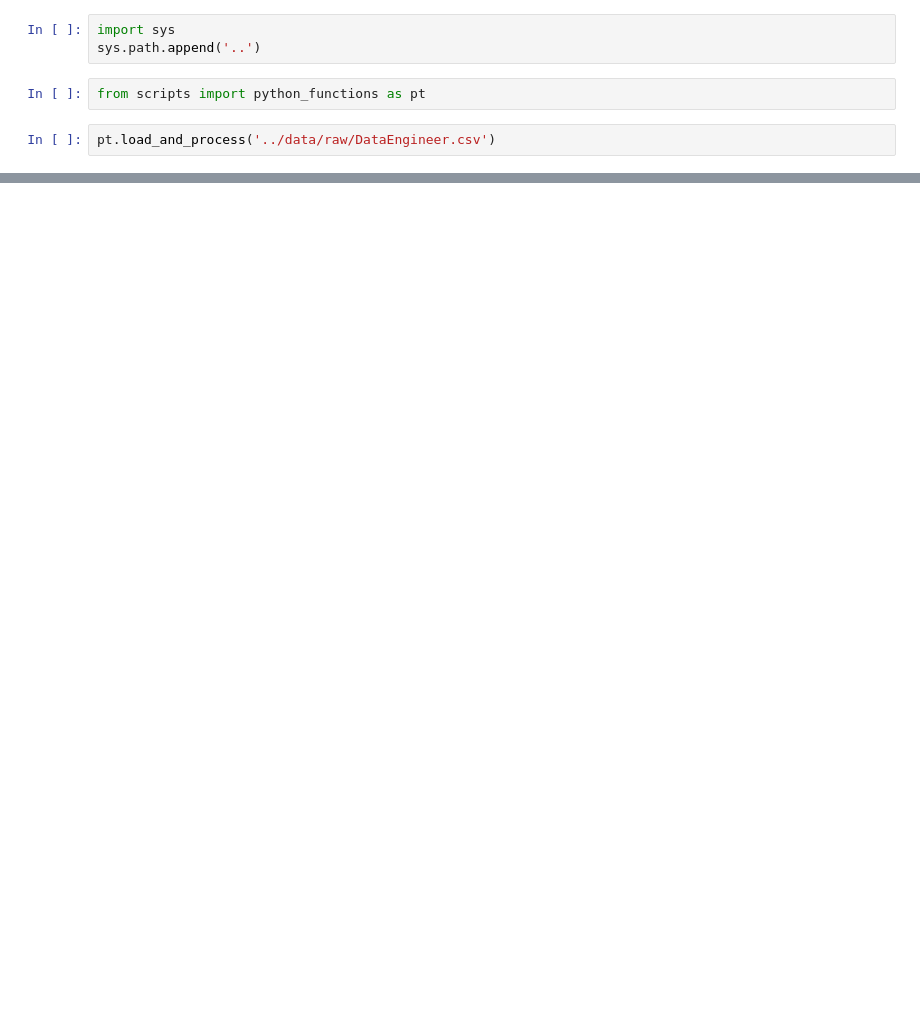
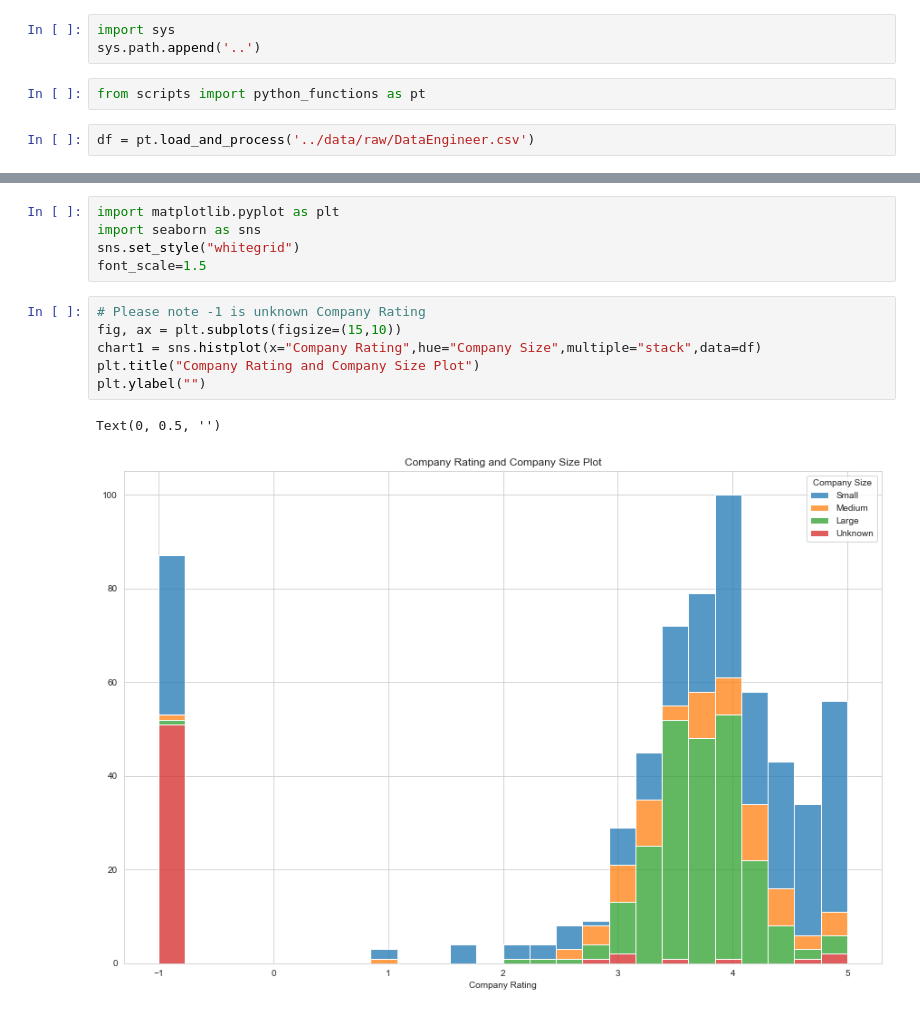
Before and after one commit to data301-2021-summer2/project-group31-project, a Jupyter notebook: analysis/Analysis Notebook.ipynb, the cells around one changed output, grey strips where cells are left out. Saved outputs shown, nothing was run; the diff lists cells and outputs as text; blank space fills up the shorter version.

```diff
--- a/analysis/Analysis Notebook.ipynb
+++ b/analysis/Analysis Notebook.ipynb
@@ -4,7 +4,7 @@ sys.path.append('..')
 # %%
 from scripts import python_functions as pt
 # %%
-pt.load_and_process('../data/raw/DataEngineer.csv')
+df = pt.load_and_process('../data/raw/DataEngineer.csv')
 # %% [output]
 A value is trying to be set on a copy of a slice from a DataFrame
 
@@ -25,0 +17,14 @@ See the caveats in the documentation: https://pandas.pydata.org/pandas-docs/stab
+# %%
+import matplotlib.pyplot as plt
+import seaborn as sns
+sns.set_style("whitegrid")
+font_scale=1.5
+# %%
+# Please note -1 is unknown Company Rating
+fig, ax = plt.subplots(figsize=(15,10))
+chart1 = sns.histplot(x="Company Rating",hue="Company Size",multiple="stack",data=df)
+plt.title("Company Rating and Company Size Plot")
+plt.ylabel("")
+# %% [output]
+Text(0, 0.5, '')
+[figure, added]
```
Also changed, not shown: parts of 10 cells of this notebook.
